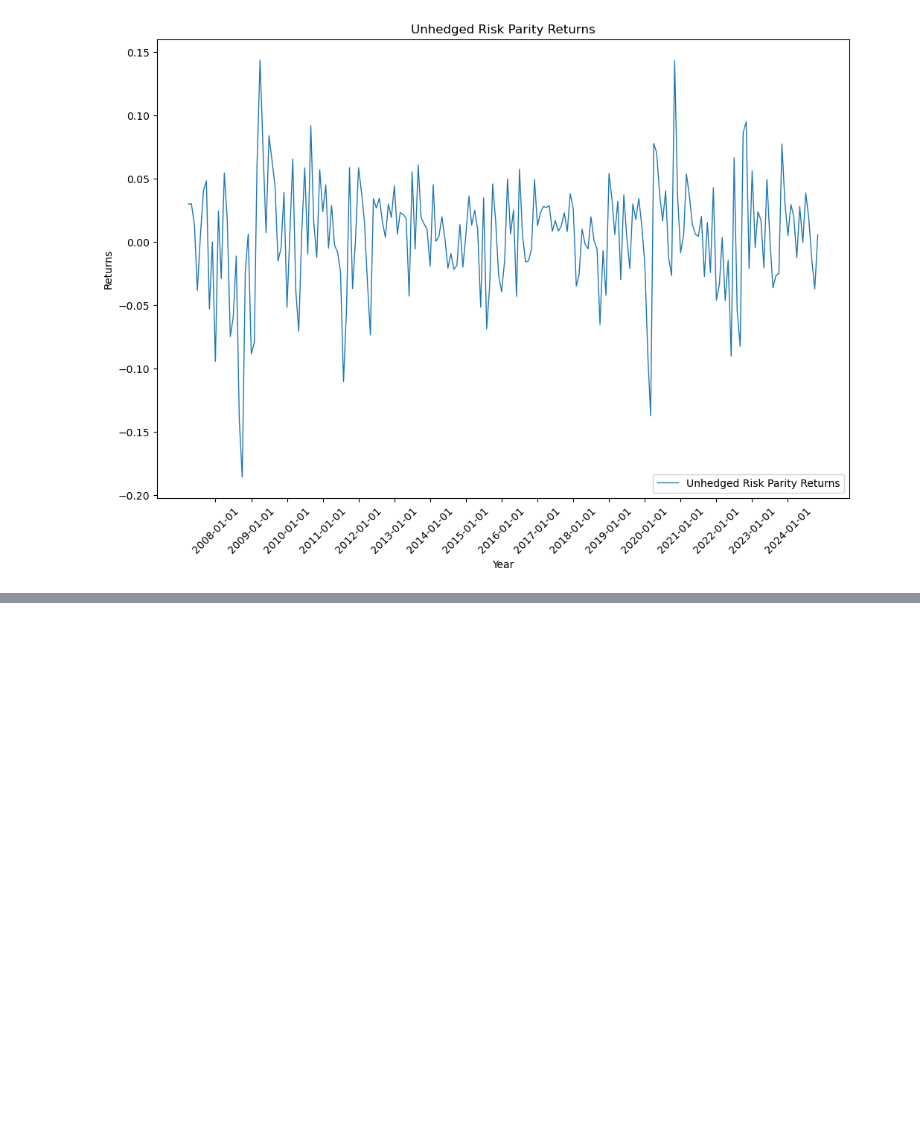
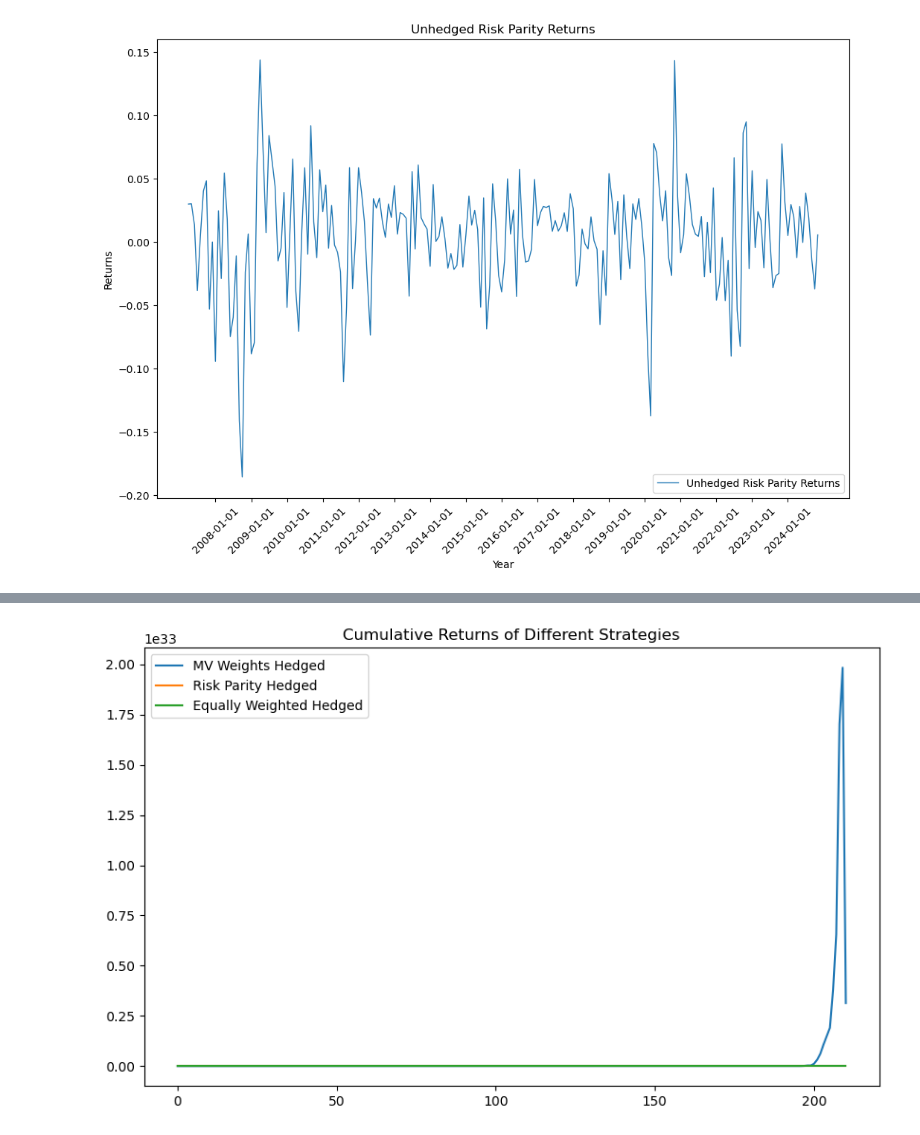
Before and after one commit to pherb127/Investments-Data, a Jupyter notebook: Investments.ipynb, the cells around one changed output, grey strips where cells are left out. Saved outputs shown, nothing was run; the diff lists cells and outputs as text; code cells hidden in the pictures; blank space fills up the shorter version.

```diff
--- a/Investments.ipynb
+++ b/Investments.ipynb
@@ -656,0 +801,13 @@ Sharpe Ratio: 0.14977815760978175
+# %%
+import matplotlib.pyplot as plt
+
+# Plot the returns of the three strategies
+plt.figure(figsize=(10, 6))
+(mv_weights_hedged['mv_return'] + 1).cumprod().plot(label='MV Weights Hedged')
+(hedged_risk_parity['return'].reset_index(drop=True) + 1).cumprod().plot(label='Risk Parity Hedged')
+(equally_weighted_hedged['returns'].iloc[60:].reset_index(drop=True) + 1).cumprod().plot(label='Equally Weighted Hedged')
+plt.legend()
+plt.title('Cumulative Returns of Different Strategies')
+plt.show()
+# %% [output]
+[figure, added]
```
Also changed, not shown: parts of 35 cells of this notebook.
